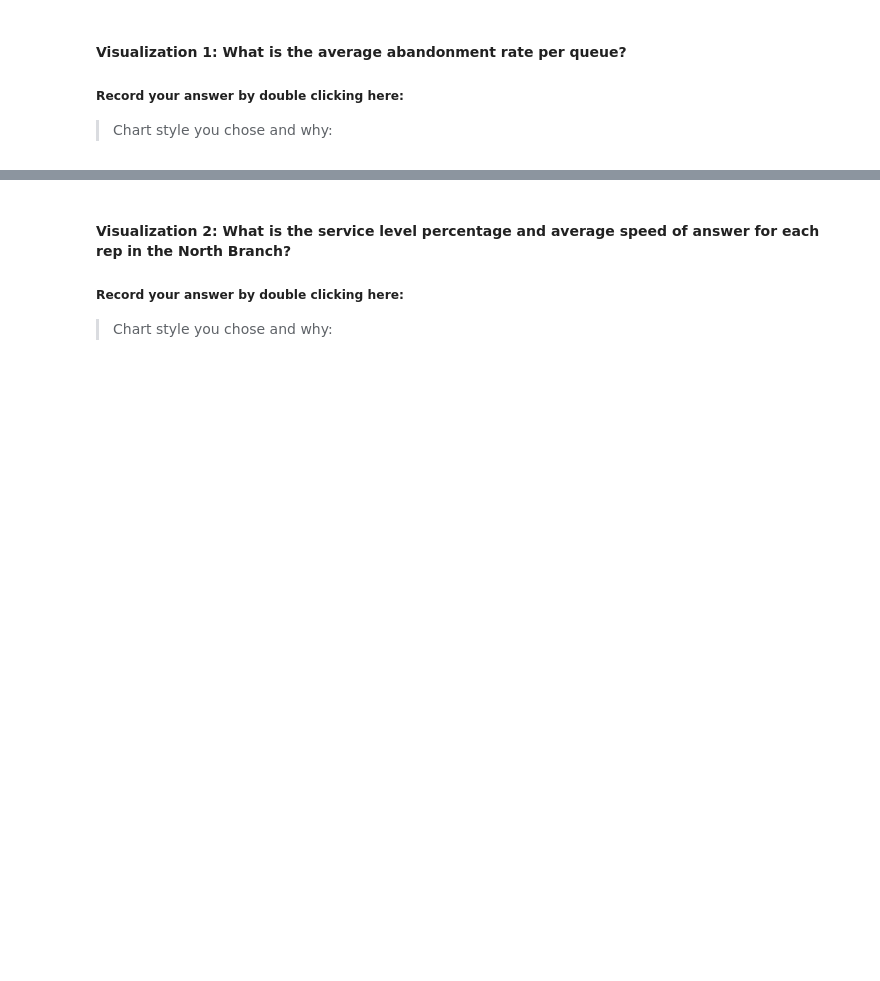
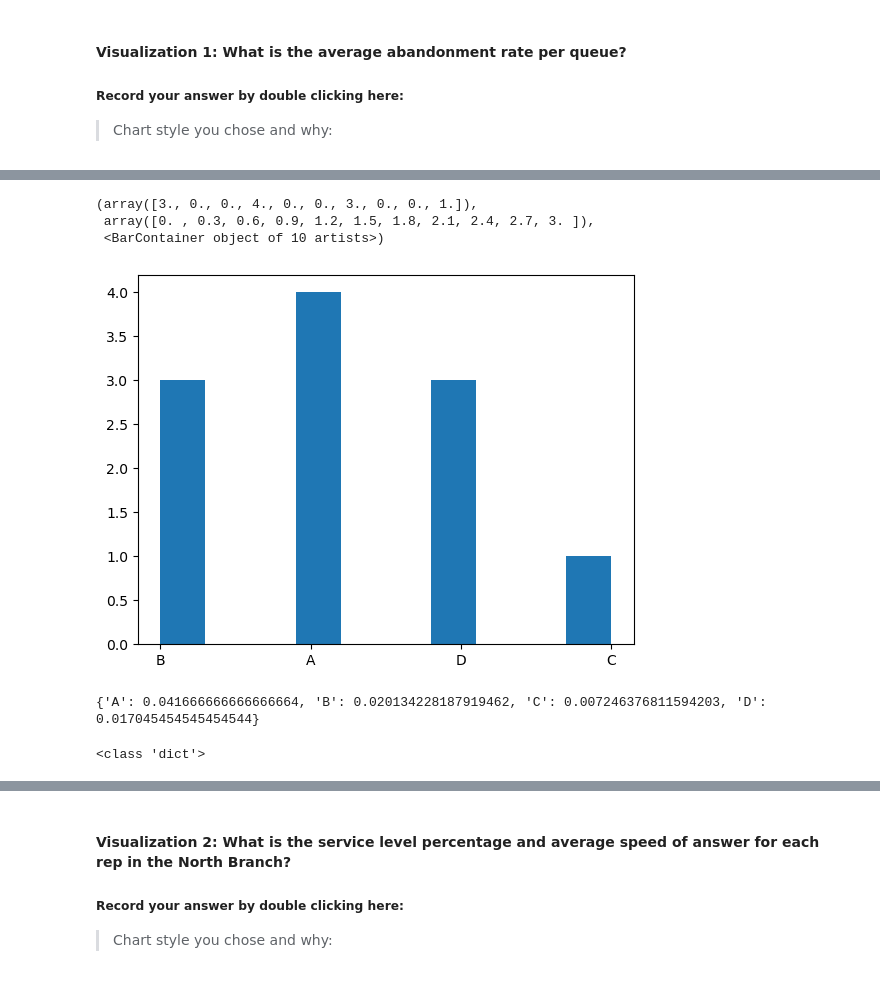
Before and after one commit to jcheidbr/call-center-cleanup-assignment, a Jupyter notebook: Call_Center_Cleanup.ipynb, the cells around one changed output, grey strips where cells are left out. Saved outputs shown, nothing was run; the diff lists cells and outputs as text; code cells hidden in the pictures; blank space fills up the shorter version.

```diff
--- a/Call_Center_Cleanup.ipynb
+++ b/Call_Center_Cleanup.ipynb
@@ -554,0 +663,6 @@ AttributeError: 'list' object has no attribute 'groupby'
+# %%
+#indices = df.index[df['Abandoned'] == '1']
+
+df_abandoned = df[(df['Abandoned'] == 1)]
+
+print(df_abandoned)
@@ -554,0 +687,14 @@ AttributeError: 'list' object has no attribute 'groupby'
+# %%
+
+
+import matplotlib.pyplot as plt
+import numpy as np
+
+
+#practicing charts first
+matplotlib.pyplot.hist(df_abandoned['Queue'])
+# %% [output]
+(array([3., 0., 0., 4., 0., 0., 3., 0., 0., 1.]),
+ array([0. , 0.3, 0.6, 0.9, 1.2, 1.5, 1.8, 2.1, 2.4, 2.7, 3. ]),
+ <BarContainer object of 10 artists>)
+[figure, added]
@@ -554,0 +708,8 @@ AttributeError: 'list' object has no attribute 'groupby'
+# %%
+print(abandonment_rates)
+# %% [output]
+{'A': 0.041666666666666664, 'B': 0.020134228187919462, 'C': 0.007246376811594203, 'D': 0.017045454545454544}
+# %%
+print(type(abandonment_rates))
+# %% [output]
+<class 'dict'>
```
Also changed, not shown: parts of 63 cells of this notebook.
